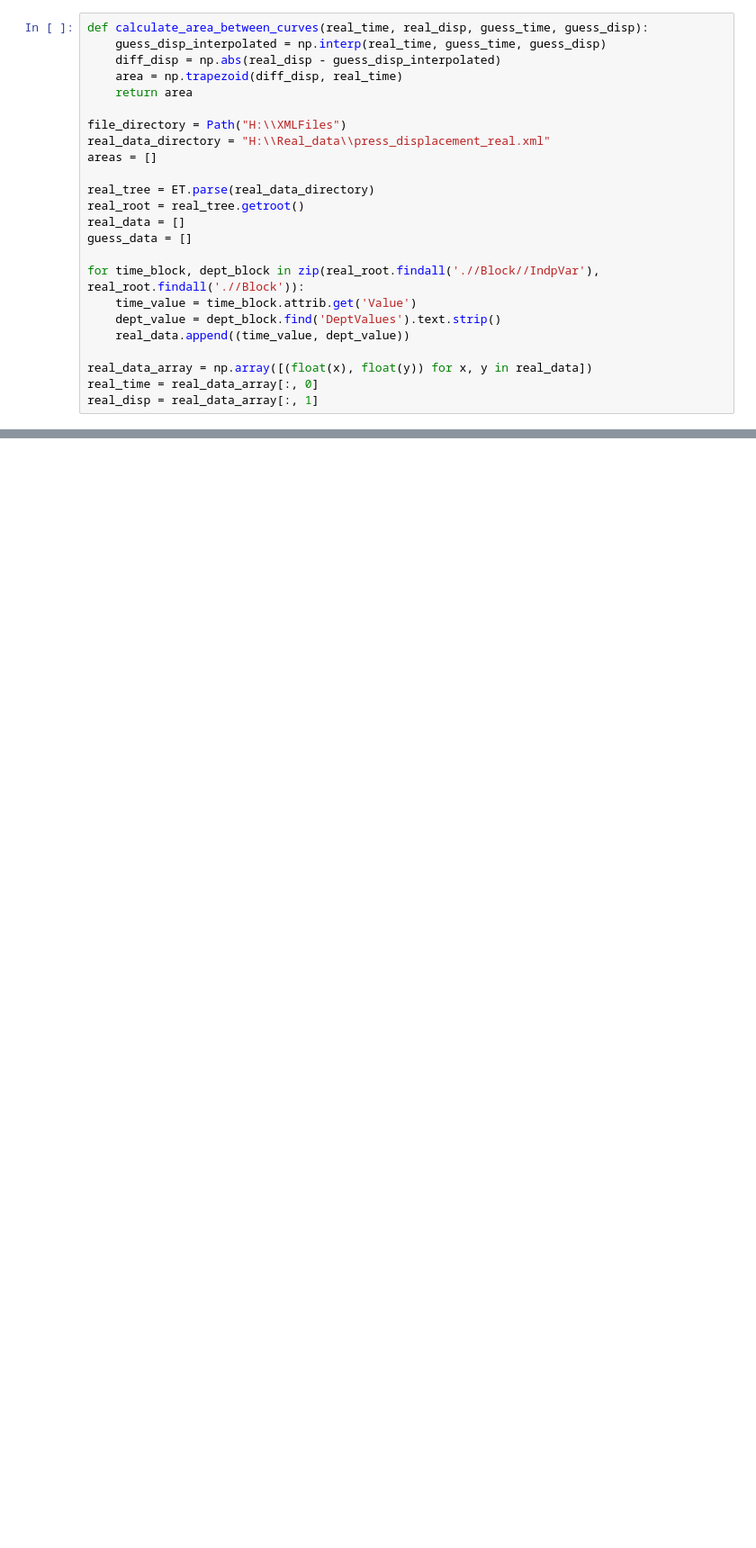
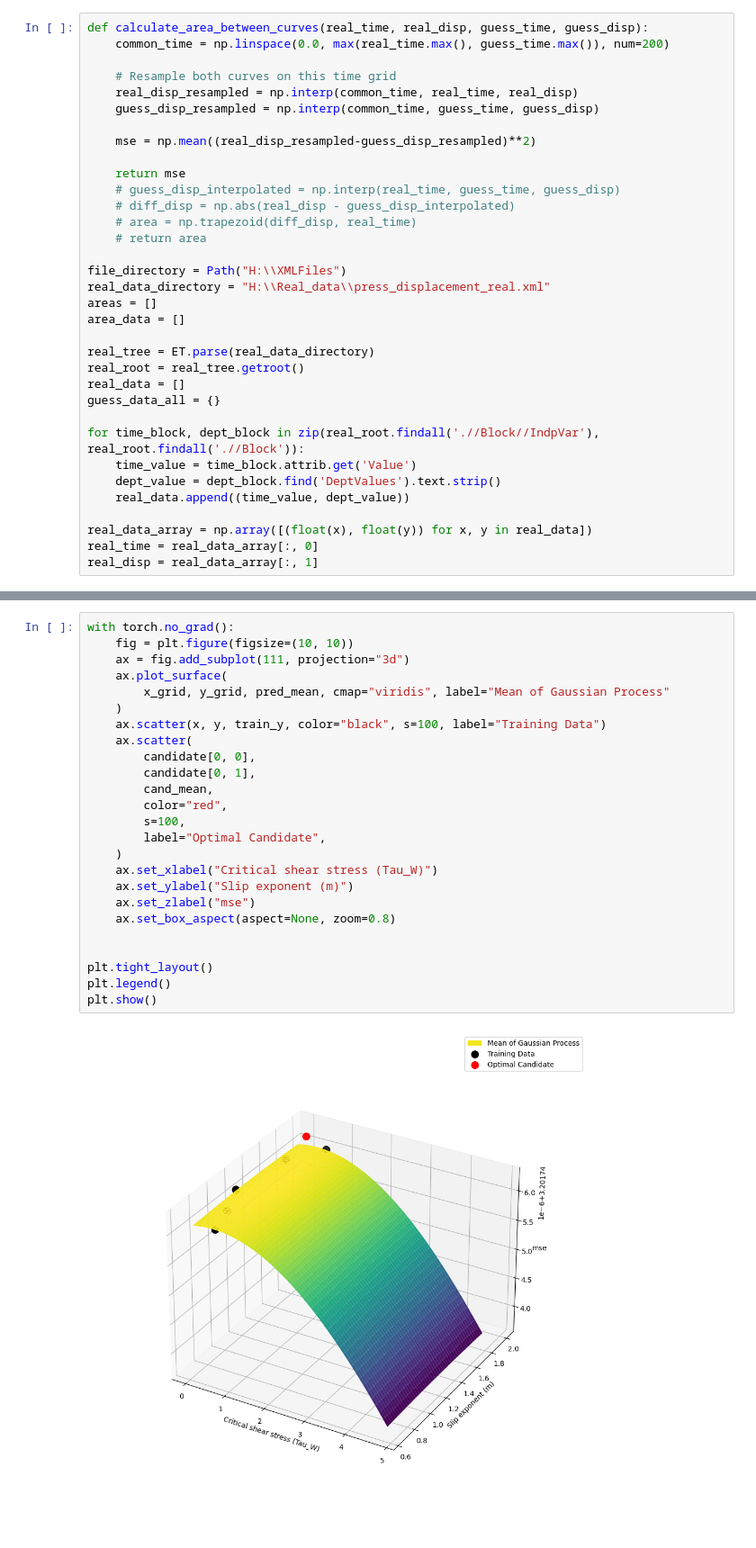
Before and after one commit to mariogov/moldflow_automation, a Jupyter notebook: Wall_Slip.ipynb, the cells around one changed output, grey strips where cells are left out. Shown at 90% size. Saved outputs shown, nothing was run; the diff lists cells and outputs as text; blank space fills up the shorter version.

```diff
--- a/Wall_Slip.ipynb
+++ b/Wall_Slip.ipynb
@@ -44,18 +51,28 @@ plt.show()
 # %%
 def calculate_area_between_curves(real_time, real_disp, guess_time, guess_disp):
-    guess_disp_interpolated = np.interp(real_time, guess_time, guess_disp)
-    diff_disp = np.abs(real_disp - guess_disp_interpolated)
-    area = np.trapezoid(diff_disp, real_time)
-    return area
+    common_time = np.linspace(0.0, max(real_time.max(), guess_time.max()), num=200)
+
+    # Resample both curves on this time grid
+    real_disp_resampled = np.interp(common_time, real_time, real_disp)
+    guess_disp_resampled = np.interp(common_time, guess_time, guess_disp)
+
+    mse = np.mean((real_disp_resampled-guess_disp_resampled)**2)
+
+    return mse
+    # guess_disp_interpolated = np.interp(real_time, guess_time, guess_disp)
+    # diff_disp = np.abs(real_disp - guess_disp_interpolated)
+    # area = np.trapezoid(diff_disp, real_time)
+    # return area
 
 file_directory = Path("H:\\XMLFiles")
 real_data_directory = "H:\\Real_data\\press_displacement_real.xml"
 areas = []
+area_data = []
 
 real_tree = ET.parse(real_data_directory)
 real_root = real_tree.getroot()
 real_data = []
-guess_data = []
+guess_data_all = {}
 
 for time_block, dept_block in zip(real_root.findall('.//Block//IndpVar'), real_root.findall('.//Block')):
     time_value = time_block.attrib.get('Value')
@@ -170,0 +253,27 @@ Simulation 5 with tau_w : 0.13922768352502424 and m: 1.6578652222787982
+# %%
+with torch.no_grad():
+    fig = plt.figure(figsize=(10, 10))
+    ax = fig.add_subplot(111, projection="3d")
+    ax.plot_surface(
+        x_grid, y_grid, pred_mean, cmap="viridis", label="Mean of Gaussian Process"
+    )
+    ax.scatter(x, y, train_y, color="black", s=100, label="Training Data")
+    ax.scatter(
+        candidate[0, 0],
+        candidate[0, 1],
+        cand_mean,
+        color="red",
+        s=100,
+        label="Optimal Candidate",
+    )
+    ax.set_xlabel("Critical shear stress (Tau_W)")
+    ax.set_ylabel("Slip exponent (m)")
+    ax.set_zlabel("mse")
+    ax.set_box_aspect(aspect=None, zoom=0.8)
+
+
+plt.tight_layout()
+plt.legend()
+plt.show()
+# %% [output]
+[figure, added]
```
Also changed, not shown: parts of 13 cells of this notebook, 1 other file.
